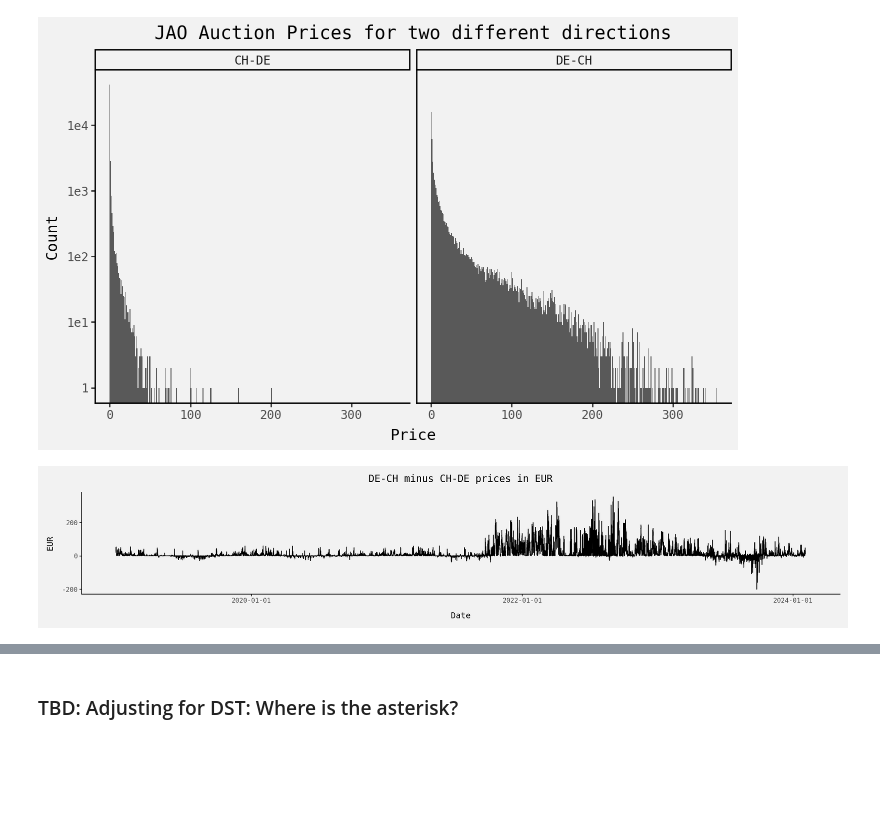
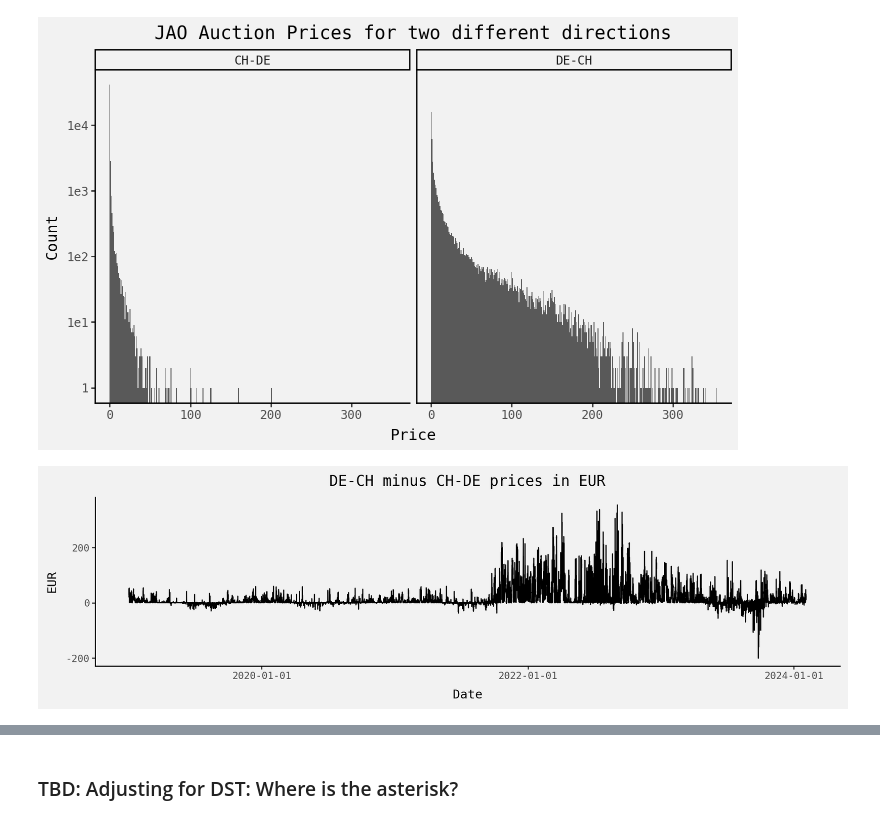
Before and after one commit to MathiasSteilen/RWE-ETH-Power-Trading, a Jupyter notebook: 00_Data Retrieval and Cleaning/0_jao_api.ipynb, the cells around one changed output, grey strips where cells are left out. Saved outputs shown, nothing was run; the diff lists cells and outputs as text; code cells hidden in the pictures; blank space fills up the shorter version.

```diff
--- a/00_Data Retrieval and Cleaning/0_jao_api.ipynb
+++ b/00_Data Retrieval and Cleaning/0_jao_api.ipynb
@@ -242,28 +324,28 @@ dech = pd.read_csv("jao_prices_DE-CH.csv", parse_dates=["delivery_begin_time_ch"
 # %%
 (
     pn.ggplot(
         data=(
             chde.filter(["delivery_begin_time_ch", "price"])
             .rename(columns={"price": "CH-DE"})
             .merge(
                 dech.filter(["delivery_begin_time_ch", "price"]).rename(
                     columns={"price": "DE-CH"}
                 ),
                 how="left",
                 on="delivery_begin_time_ch",
             )
             .assign(delta=lambda x: x["DE-CH"] - x["CH-DE"])
             .assign(
                 delivery_begin_time_ch=lambda x: pd.to_datetime(
                     x["delivery_begin_time_ch"], utc=True
                 )
             )
         ),
         mapping=pn.aes(x="delivery_begin_time_ch", y="delta"),
     )
     + pn.geom_line()
     + pn.labs(title="DE-CH minus CH-DE prices in EUR", y="EUR", x="Date")
-    + pn.theme(figure_size=[15, 3])
+    + pn.theme(figure_size=[10, 3])
 )
 # %% [output]
-[figure, old version]
+[figure, new version]
```
Also changed, not shown: parts of 12 cells of this notebook, 1 other file.
